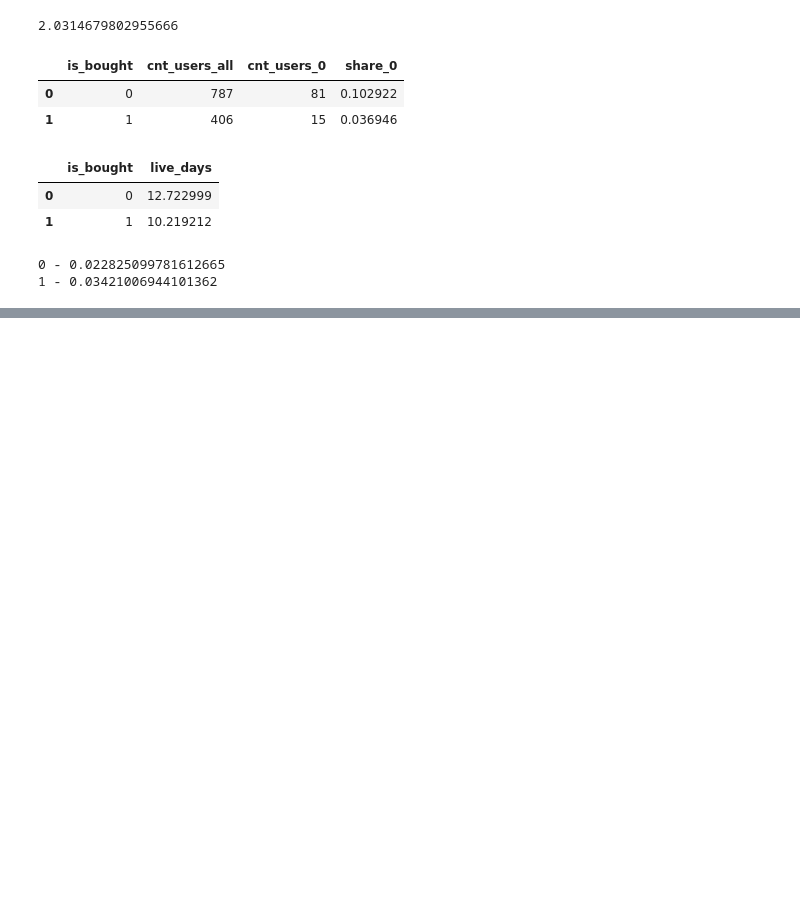
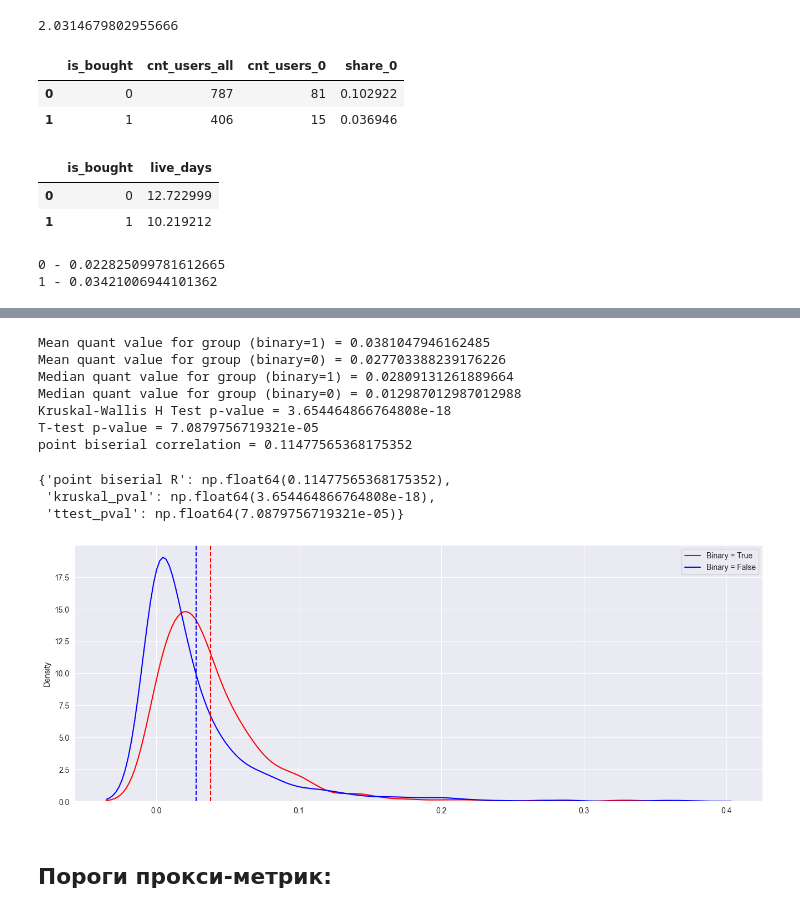
Before and after one commit to NikitaSuper7/HardDA, a Jupyter notebook: ad_design/05.HomeWork.ipynb, the cells around one changed output, grey strips where cells are left out. Saved outputs shown, nothing was run; the diff lists cells and outputs as text; code cells hidden in the pictures; blank space fills up the shorter version.

Commit message:
Дз по подбору и расчету прокси-метрик

```diff
--- a/ad_design/05.HomeWork.ipynb
+++ b/ad_design/05.HomeWork.ipynb
@@ -96,0 +358,19 @@ for group in df_gr.is_bought.unique():
+# %%
+find_cat_quant_correlation(quant_value=(df['last_3_contacts'] / (df['last_3_views'] +1)),
+                                               binary_mask=df[goal_metric] == 1,
+                                               plot=True,
+                                               print_inference=True)
+# %% [output]
+Mean quant value for group (binary=1) = 0.0381047946162485
+Mean quant value for group (binary=0) = 0.027703388239176226
+Median quant value for group (binary=1) = 0.02809131261889664
+Median quant value for group (binary=0) = 0.012987012987012988
+Kruskal-Wallis H Test p-value = 3.654464866764808e-18
+T-test p-value = 7.0879756719321e-05
+point biserial correlation = 0.11477565368175352
+{'point biserial R': np.float64(0.11477565368175352),
+ 'kruskal_pval': np.float64(3.654464866764808e-18),
+ 'ttest_pval': np.float64(7.0879756719321e-05)}
+[figure, added]
+# %% [markdown]
+## Пороги прокси-метрик:
```
Also changed, not shown: parts of 22 cells of this notebook, 2 other files.
